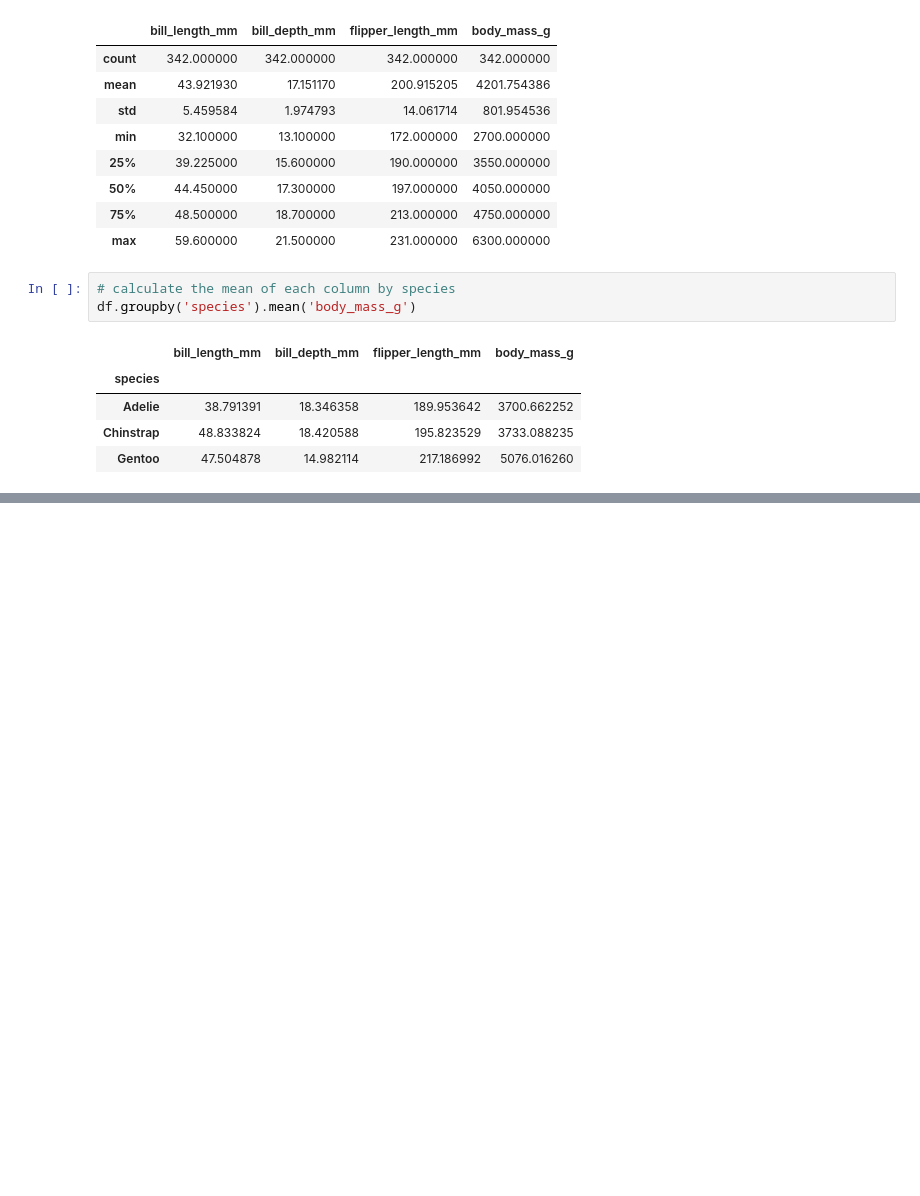
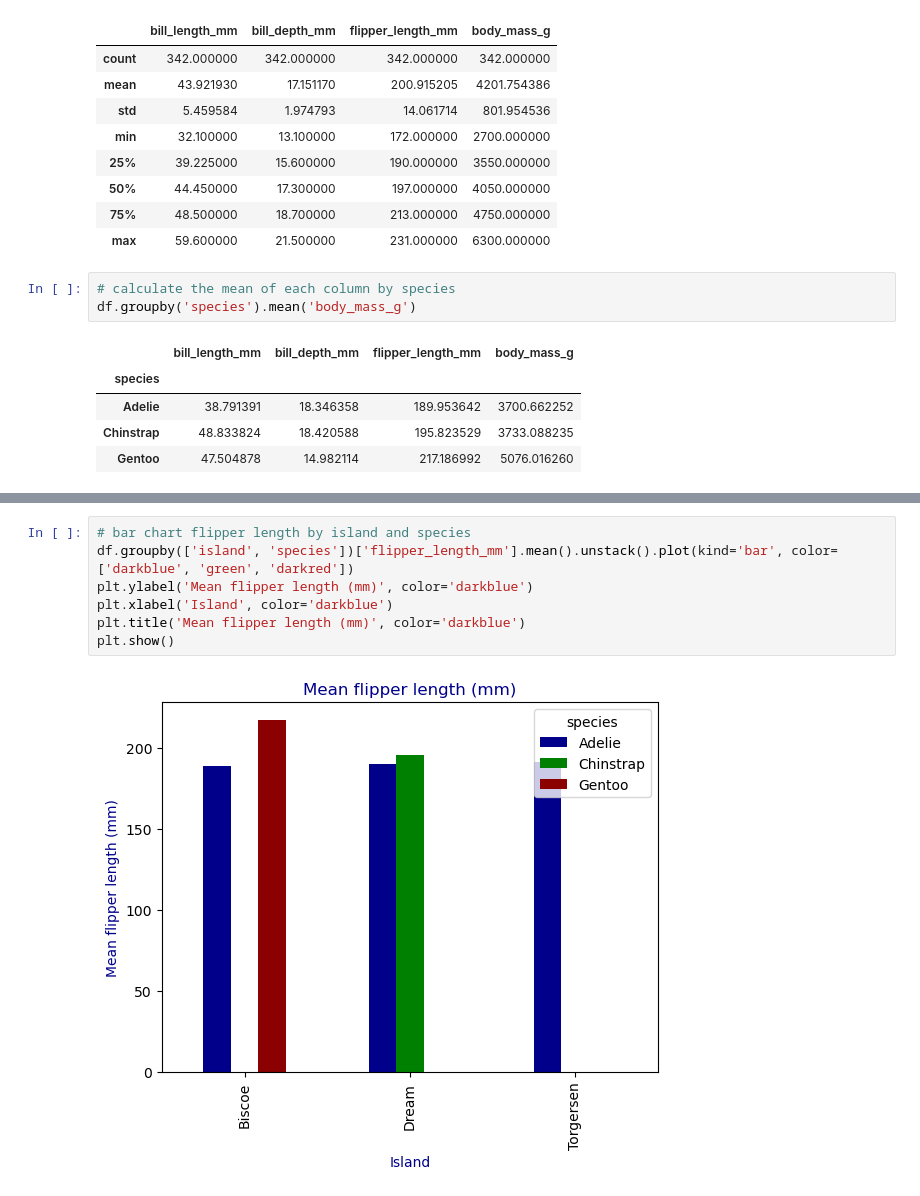
Before and after one commit to L-g00438909/my_work, a Jupyter notebook: penguins.ipynb, the cells around one changed output, grey strips where cells are left out. Cells and saved outputs as stored; diff of their text form; blank space fills up the shorter version.

```diff
--- a/penguins.ipynb
+++ b/penguins.ipynb
@@ -206,0 +232,9 @@ Gentoo    FEMALE  4679.741379
+# %%
+# bar chart flipper length by island and species
+df.groupby(['island', 'species'])['flipper_length_mm'].mean().unstack().plot(kind='bar', color=['darkblue', 'green', 'darkred'])
+plt.ylabel('Mean flipper length (mm)', color='darkblue')
+plt.xlabel('Island', color='darkblue')
+plt.title('Mean flipper length (mm)', color='darkblue')
+plt.show()
+# %% [output]
+[figure, added]
```
Also changed, not shown: parts of 27 cells of this notebook, 1 other file.
